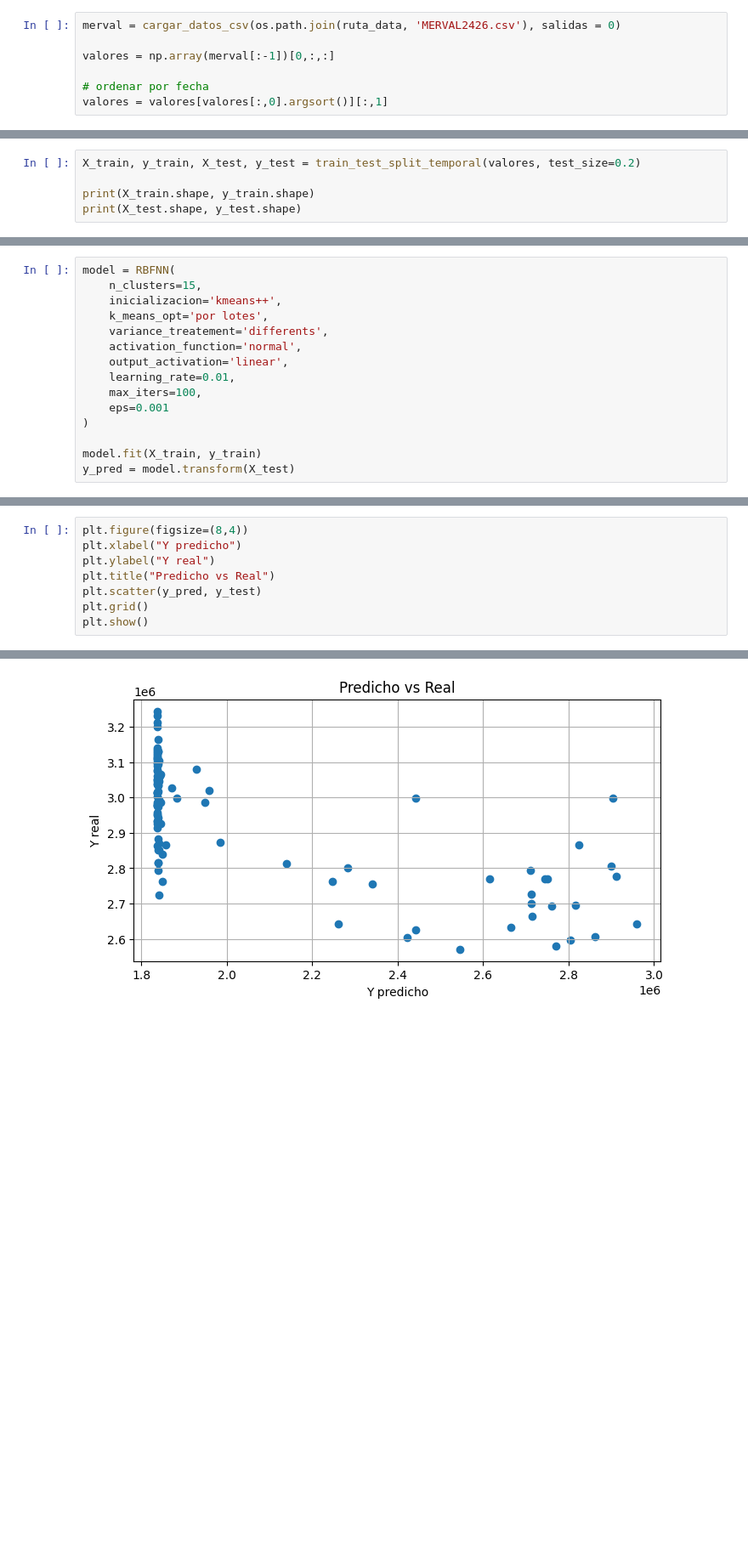
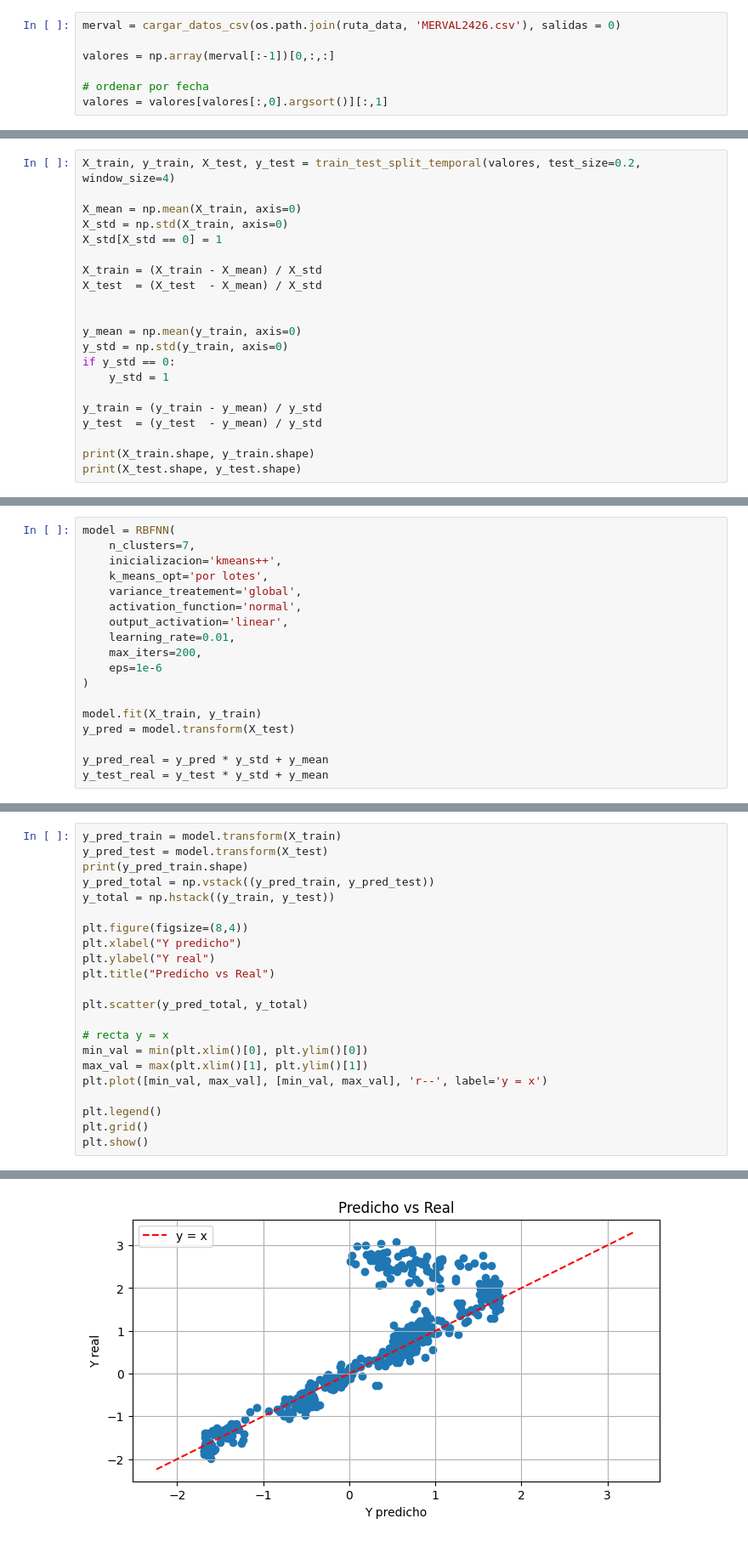
Before and after one commit to gggelme/redes_neuronales, a Jupyter notebook: GTP3/RBF_XOR&CONCENT.ipynb, the cells around one changed output, grey strips where cells are left out. Shown at 85% size. Cells and saved outputs as stored; diff of their text form; blank space fills up the shorter version.

```diff
--- a/GTP3/RBF_XOR&CONCENT.ipynb
+++ b/GTP3/RBF_XOR&CONCENT.ipynb
@@ -949,5 +948,21 @@ plt.show()
 # %%
-X_train, y_train, X_test, y_test = train_test_split_temporal(valores, test_size=0.2)
+X_train, y_train, X_test, y_test = train_test_split_temporal(valores, test_size=0.2, window_size=4)
+
+X_mean = np.mean(X_train, axis=0)
+X_std = np.std(X_train, axis=0)
+X_std[X_std == 0] = 1
+
+X_train = (X_train - X_mean) / X_std
+X_test  = (X_test  - X_mean) / X_std
+
+
+y_mean = np.mean(y_train, axis=0)
+y_std = np.std(y_train, axis=0)
+if y_std == 0:
+    y_std = 1
+
+y_train = (y_train - y_mean) / y_std
+y_test  = (y_test  - y_mean) / y_std
 
 print(X_train.shape, y_train.shape)
 print(X_test.shape, y_test.shape)
@@ -957,16 +972,19 @@ print(X_test.shape, y_test.shape)
 # %%
 model = RBFNN(
-    n_clusters=15,
+    n_clusters=7,
     inicializacion='kmeans++',
     k_means_opt='por lotes',
-    variance_treatement='differents',
+    variance_treatement='global',
     activation_function='normal',
     output_activation='linear',
     learning_rate=0.01,
-    max_iters=100,
-    eps=0.001
+    max_iters=200,
+    eps=1e-6
 )
 
 model.fit(X_train, y_train)
 y_pred = model.transform(X_test)
+
+y_pred_real = y_pred * y_std + y_mean
+y_test_real = y_test * y_std + y_mean
 # %% [output]
@@ -1004,9 +1026,23 @@ plt.grid(True, alpha=0.3)
 # %%
+y_pred_train = model.transform(X_train)
+y_pred_test = model.transform(X_test)
+print(y_pred_train.shape)
+y_pred_total = np.vstack((y_pred_train, y_pred_test))
+y_total = np.hstack((y_train, y_test))
+
 plt.figure(figsize=(8,4))
 plt.xlabel("Y predicho")
 plt.ylabel("Y real")
 plt.title("Predicho vs Real")
-plt.scatter(y_pred, y_test)
+
+plt.scatter(y_pred_total, y_total)
+
+# recta y = x
+min_val = min(plt.xlim()[0], plt.ylim()[0])
+max_val = max(plt.xlim()[1], plt.ylim()[1])
+plt.plot([min_val, max_val], [min_val, max_val], 'r--', label='y = x')
+
+plt.legend()
 plt.grid()
 plt.show()
 # %% [output]
@@ -1013 +1050 @@ plt.show()
-[figure, old version]
+[figure, new version]
```
Also changed, not shown: parts of 18 cells of this notebook, 11 other files.
